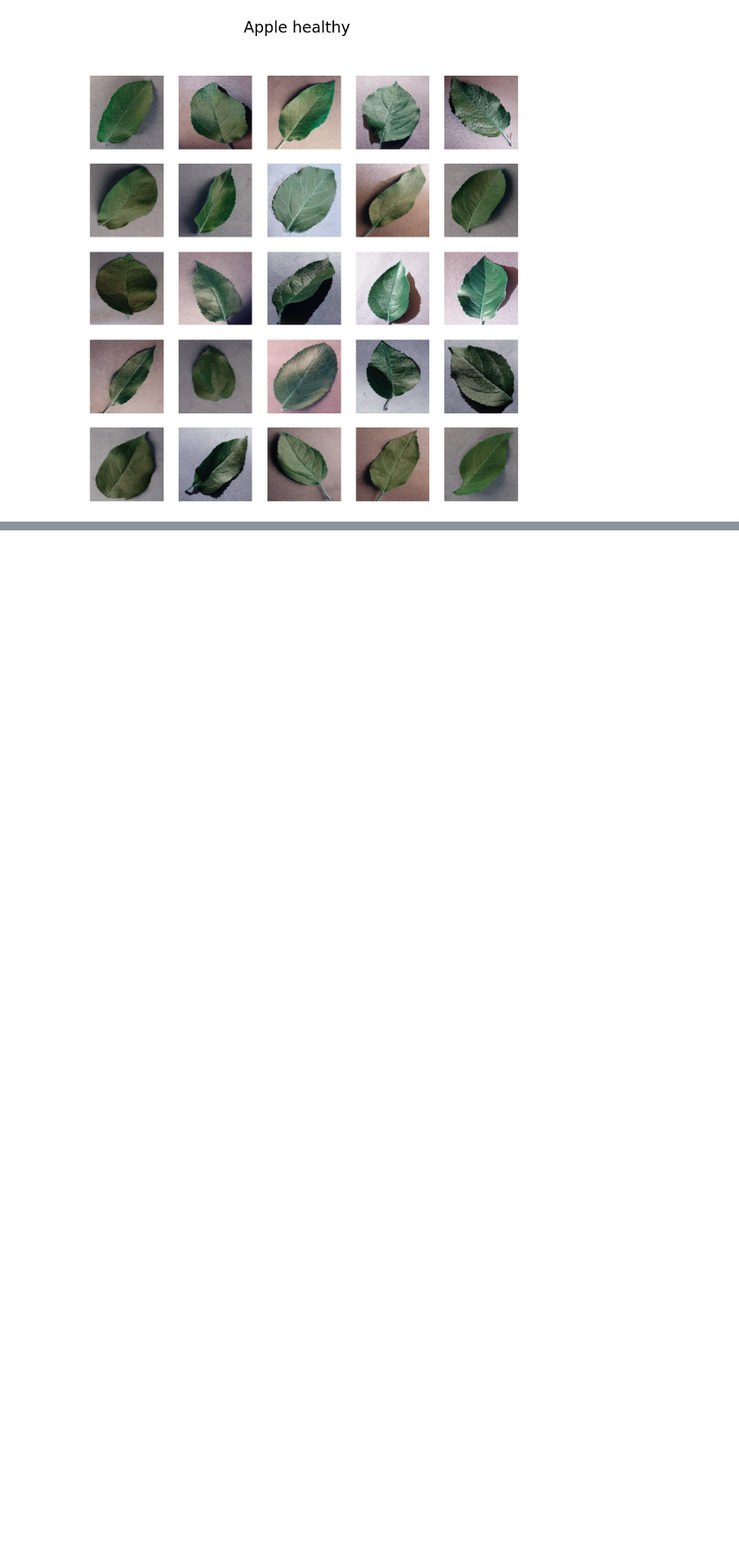
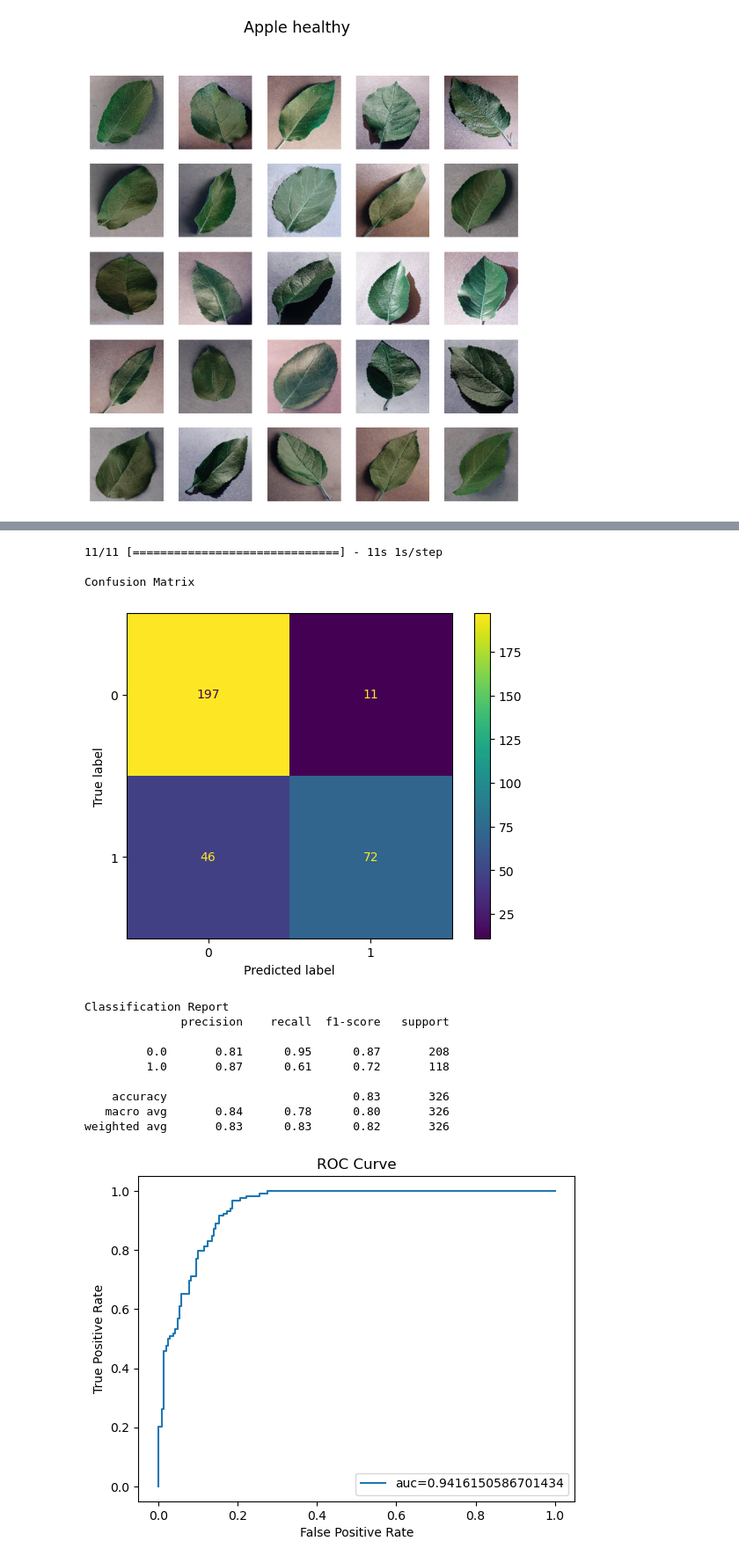
Before and after one commit to jascha-je/LabML4DS, a Jupyter notebook: p3/p3.ipynb, the cells around one changed output, grey strips where cells are left out. Shown at 88% size. Cells and saved outputs as stored; diff of their text form; code cells hidden in the pictures; blank space fills up the shorter version.

Commit message:
added a vgg16 model using keras

```diff
--- a/p3/p3.ipynb
+++ b/p3/p3.ipynb
@@ -45,0 +69,7 @@ plot_images(apple_black_rot, "Apple black rot")
+# %%
+from tensorflow.keras.applications.vgg16 import VGG16
+
+# Loading VGG16 model
+vgg16_base_model = VGG16(weights="imagenet", include_top=False, input_shape=X_train[0].shape)
+# Disable training for base model
+vgg16_base_model.trainable = False
@@ -45,0 +87,11 @@ plot_images(apple_black_rot, "Apple black rot")
+# %%
+from tensorflow.keras.callbacks import EarlyStopping
+
+model.compile(
+    optimizer='adam',
+    loss='binary_crossentropy',
+    metrics=['accuracy'],
+)
+
+es = EarlyStopping(monitor='val_accuracy', mode='max', patience=5,  restore_best_weights=True)
+model.fit(X_train, y_train, epochs=1, validation_split=0.2, batch_size=16, callbacks=[es])
@@ -45,0 +108,40 @@ plot_images(apple_black_rot, "Apple black rot")
+# %%
+from sklearn.metrics import confusion_matrix, classification_report, roc_curve, auc, ConfusionMatrixDisplay
+
+# plot roc curve
+y_pred = model.predict(X_test)
+y_pred_classes = np.where(y_pred > 0.5, 1, 0)
+
+print("\nConfusion Matrix")
+disp = ConfusionMatrixDisplay(confusion_matrix=confusion_matrix(y_test, y_pred_classes), display_labels=[0, 1])
+disp.plot()
+plt.show()
+
+print("\nClassification Report")
+print(classification_report(y_test, y_pred_classes))
+
+# plot roc curve
+fpr, tpr, thresholds = roc_curve(y_test, y_pred)
+roc_auc = auc(fpr, tpr)
+
+plt.plot(fpr, tpr, label="auc=" + str(roc_auc))
+plt.legend(loc=4)
+plt.title("ROC Curve")
+plt.xlabel("False Positive Rate")
+plt.ylabel("True Positive Rate")
+plt.show()
+# %% [output]
+11/11 [==============================] - 11s 1s/step
+
+Confusion Matrix
+[figure, added]
+Classification Report
+              precision    recall  f1-score   support
+
+         0.0       0.81      0.95      0.87       208
+         1.0       0.87      0.61      0.72       118
+
+    accuracy                           0.83       326
+   macro avg       0.84      0.78      0.80       326
+weighted avg       0.83      0.83      0.82       326
+[figure, added]
```
Also changed, not shown: parts of 8 cells of this notebook.
